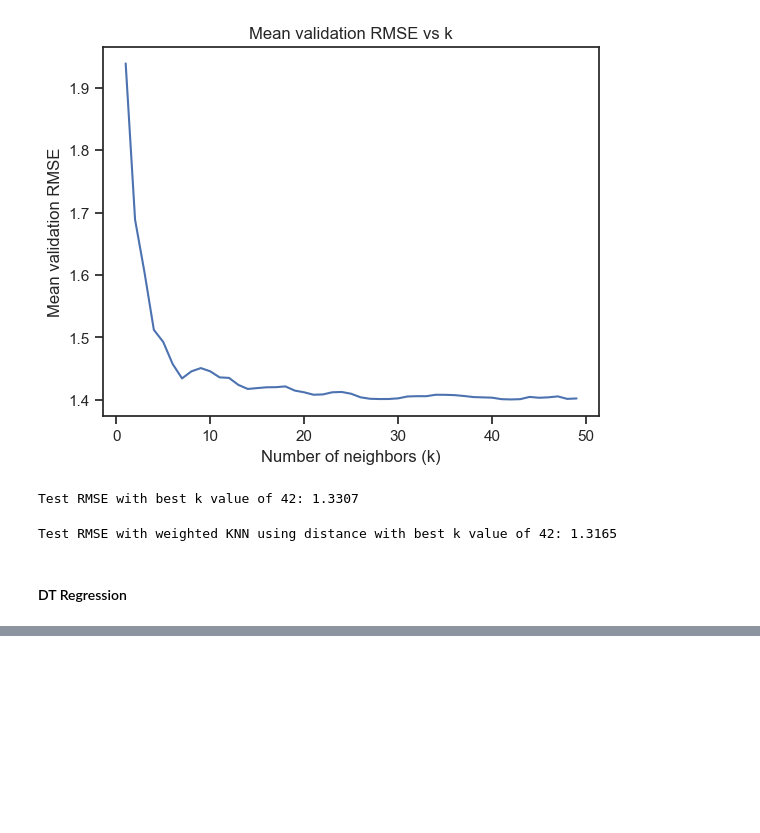
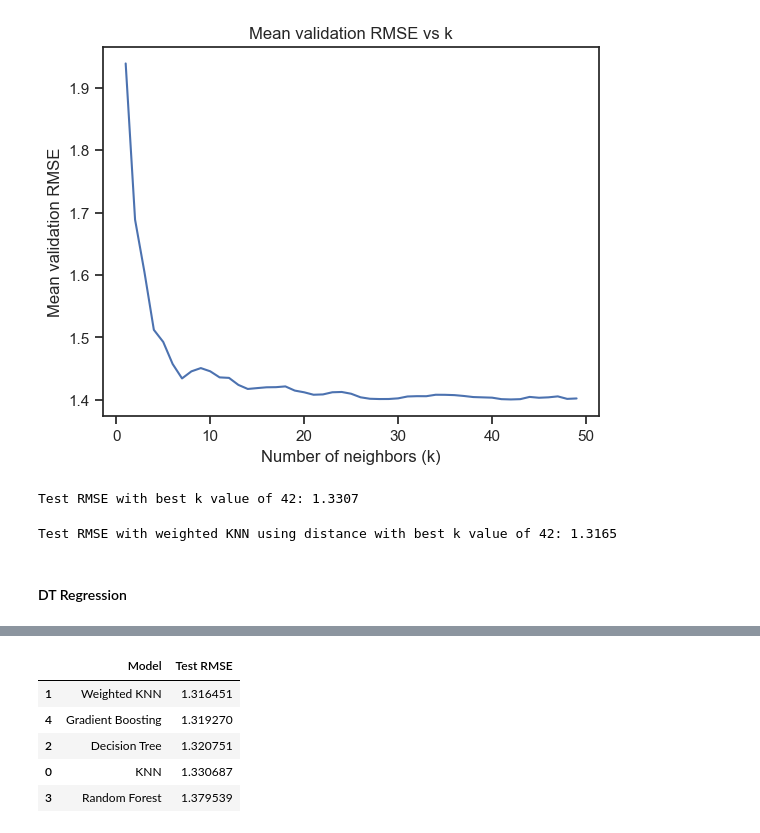
Before and after one commit to sngamos/UWaterloo_Winter, a Jupyter notebook: ECE457B-Machine-Learning/Assignments/Assignment2/submission/A2_code.ipynb, the cells around one changed output, grey strips where cells are left out. Drawn from its saved outputs; the diff is of its cells as text; code cells hidden in the pictures; blank space fills up the shorter version.

```diff
--- a/ECE457B-Machine-Learning/Assignments/Assignment2/submission/A2_code.ipynb
+++ b/ECE457B-Machine-Learning/Assignments/Assignment2/submission/A2_code.ipynb
@@ -887,0 +1002,15 @@ forest_fires_grid_search.fit(forest_fires_X_train, forest_fires_y_train)
+# %%
+# Presenting the results for all models for forest fires dataset sorted from lowest to highest
+results = pd.DataFrame({
+    'Model': ['KNN', 'Weighted KNN', 'Decision Tree', 'Random Forest', 'Gradient Boosting'],
+    'Test RMSE': [forest_fires_test_knn_rmse, forest_fires_test_weighted_knn_rmse, forest_fires_test_decision_rmse, forest_fires_test_forest_rmse, forest_fires_test_boost_rmse]
+})
+results = results.sort_values(by='Test RMSE')
+results
+# %% [output]
+|  | Model | Test RMSE |
+| 1 | Weighted KNN | 1.316451 |
+| 4 | Gradient Boosting | 1.319270 |
+| 2 | Decision Tree | 1.320751 |
+| 0 | KNN | 1.330687 |
+| 3 | Random Forest | 1.379539 |
```
Also changed, not shown: parts of 14 cells of this notebook.
